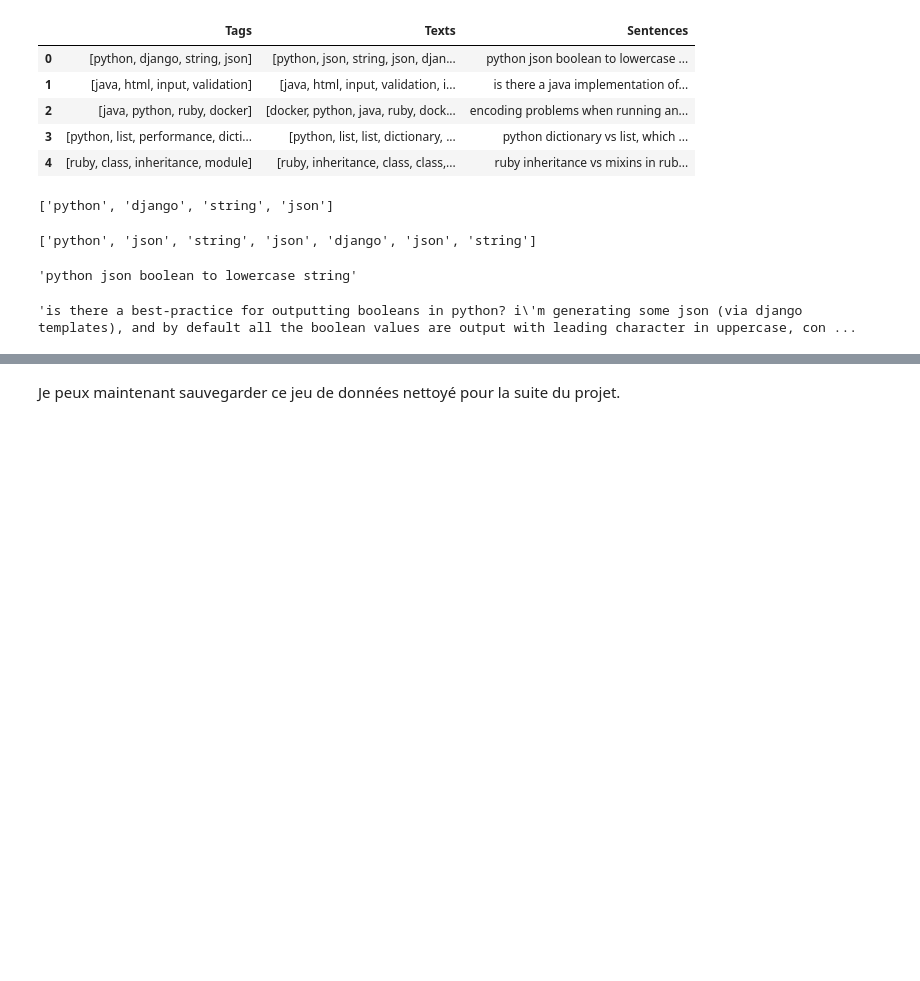
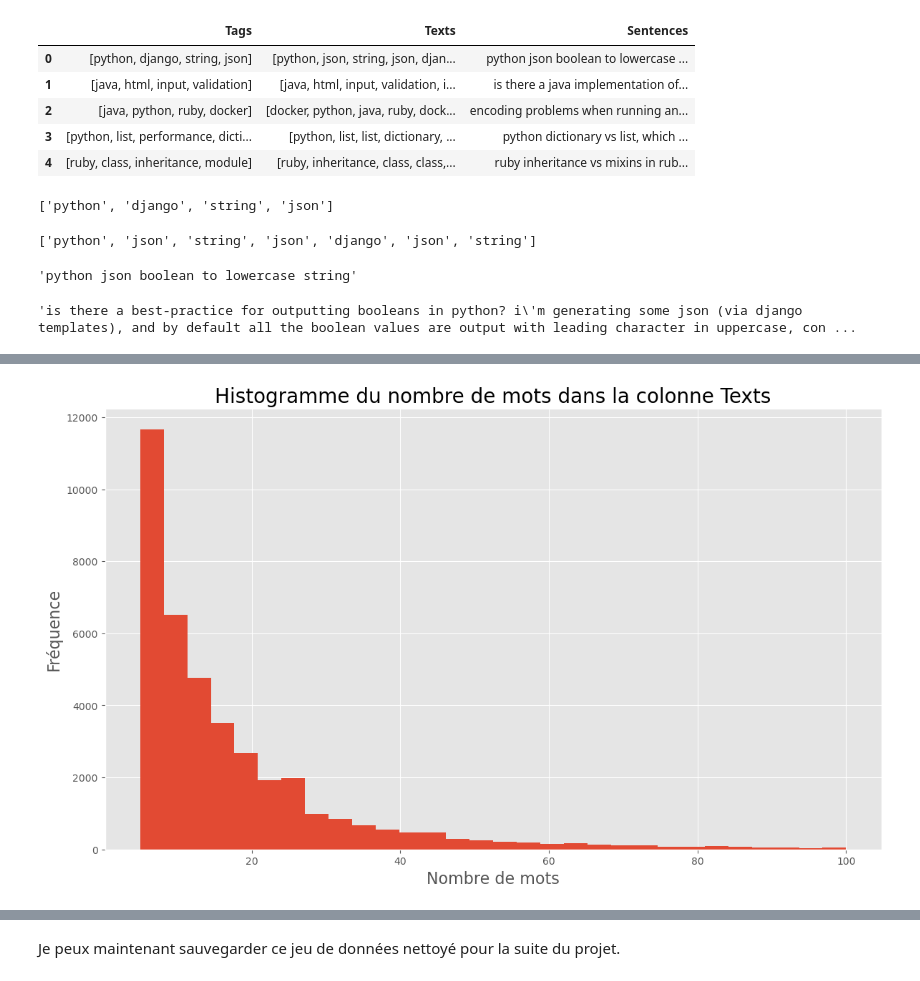
Before and after one commit to sdmwd/IML-Open-Classrooms, a Jupyter notebook: P5 - Catégorisez automatiquement des questions/Durand_Simon_1_notebook_exploration_012023.ipynb, the cells around one changed output, grey strips where cells are left out. Saved outputs shown, nothing was run; the diff lists cells and outputs as text; code cells hidden in the pictures; blank space fills up the shorter version.

```diff
--- a/P5 - Catégorisez automatiquement des questions/Durand_Simon_1_notebook_exploration_012023.ipynb
+++ b/P5 - Catégorisez automatiquement des questions/Durand_Simon_1_notebook_exploration_012023.ipynb
@@ -537,3 +541,13 @@ plt.show()
+# %%
+num_words = data_sample['Texts'].apply(lambda x: len(x))
+fig = plt.figure(figsize=(14, 8))
+plt.hist(num_words, bins=30)
+plt.xlabel('Nombre de mots', size=16)
+plt.ylabel('Fréquence', size=16)
+plt.title('Histogramme du nombre de mots dans la colonne Texts', size=20)
+plt.show()
+# %% [output]
+[figure, added]
 # %%
 tag_cooccur_100 = np.zeros((100, 100))
 top_tags_100 = [word for word, count in tag_counts.most_common(100)]
```
Also changed, not shown: parts of 6 cells of this notebook, 1 other file.
